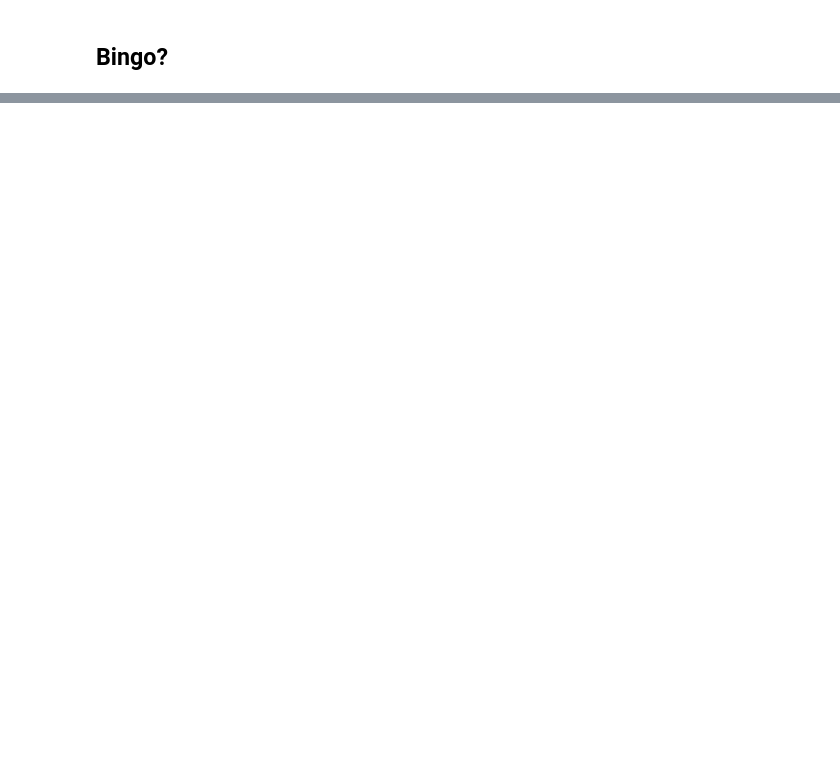
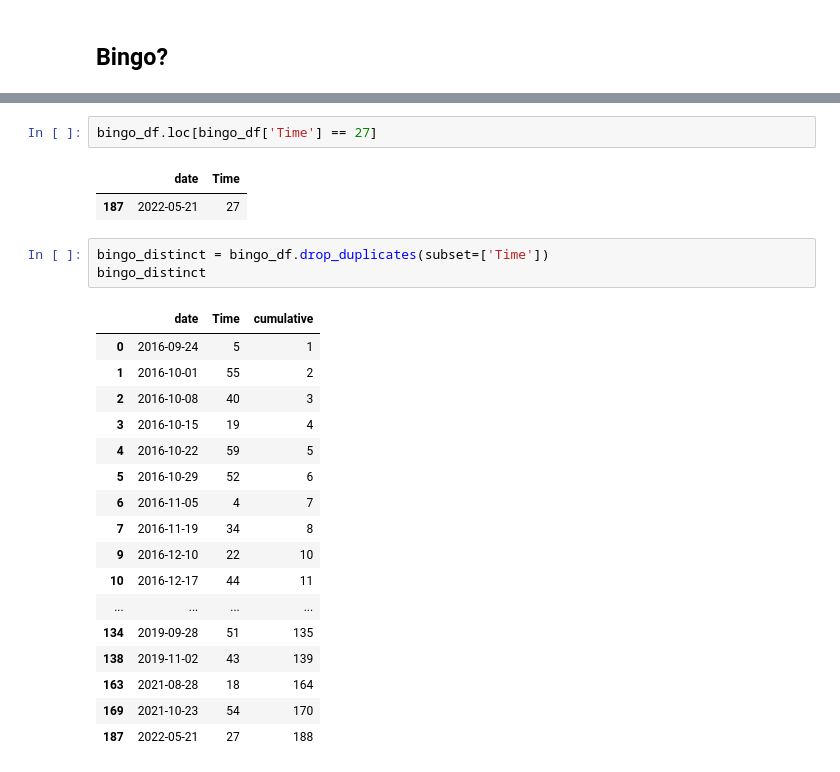
Before and after one commit to liamhbyrne/ParkrunBingo, a Jupyter notebook: demo.ipynb, the cells around one changed output, grey strips where cells are left out. Saved outputs shown, nothing was run; the diff lists cells and outputs as text; blank space fills up the shorter version.

```diff
--- a/demo.ipynb
+++ b/demo.ipynb
@@ -62,0 +82,26 @@ df.head()
+# %%
+bingo_df.loc[bingo_df['Time'] == 27]
+# %% [output]
+|  | date | Time |
+| 187 | 2022-05-21 | 27 |
+# %%
+bingo_distinct = bingo_df.drop_duplicates(subset=['Time'])
+bingo_distinct
+# %% [output]
+|  | date | Time | cumulative |
+| 0 | 2016-09-24 | 5 | 1 |
+| 1 | 2016-10-01 | 55 | 2 |
+| 2 | 2016-10-08 | 40 | 3 |
+| 3 | 2016-10-15 | 19 | 4 |
+| 4 | 2016-10-22 | 59 | 5 |
+| 5 | 2016-10-29 | 52 | 6 |
+| 6 | 2016-11-05 | 4 | 7 |
+| 7 | 2016-11-19 | 34 | 8 |
+| 9 | 2016-12-10 | 22 | 10 |
+| 10 | 2016-12-17 | 44 | 11 |
+| ... | ... | ... | ... |
+| 134 | 2019-09-28 | 51 | 135 |
+| 138 | 2019-11-02 | 43 | 139 |
+| 163 | 2021-08-28 | 18 | 164 |
+| 169 | 2021-10-23 | 54 | 170 |
+| 187 | 2022-05-21 | 27 | 188 |
```
Also changed, not shown: parts of 9 cells of this notebook, 1 other file.
